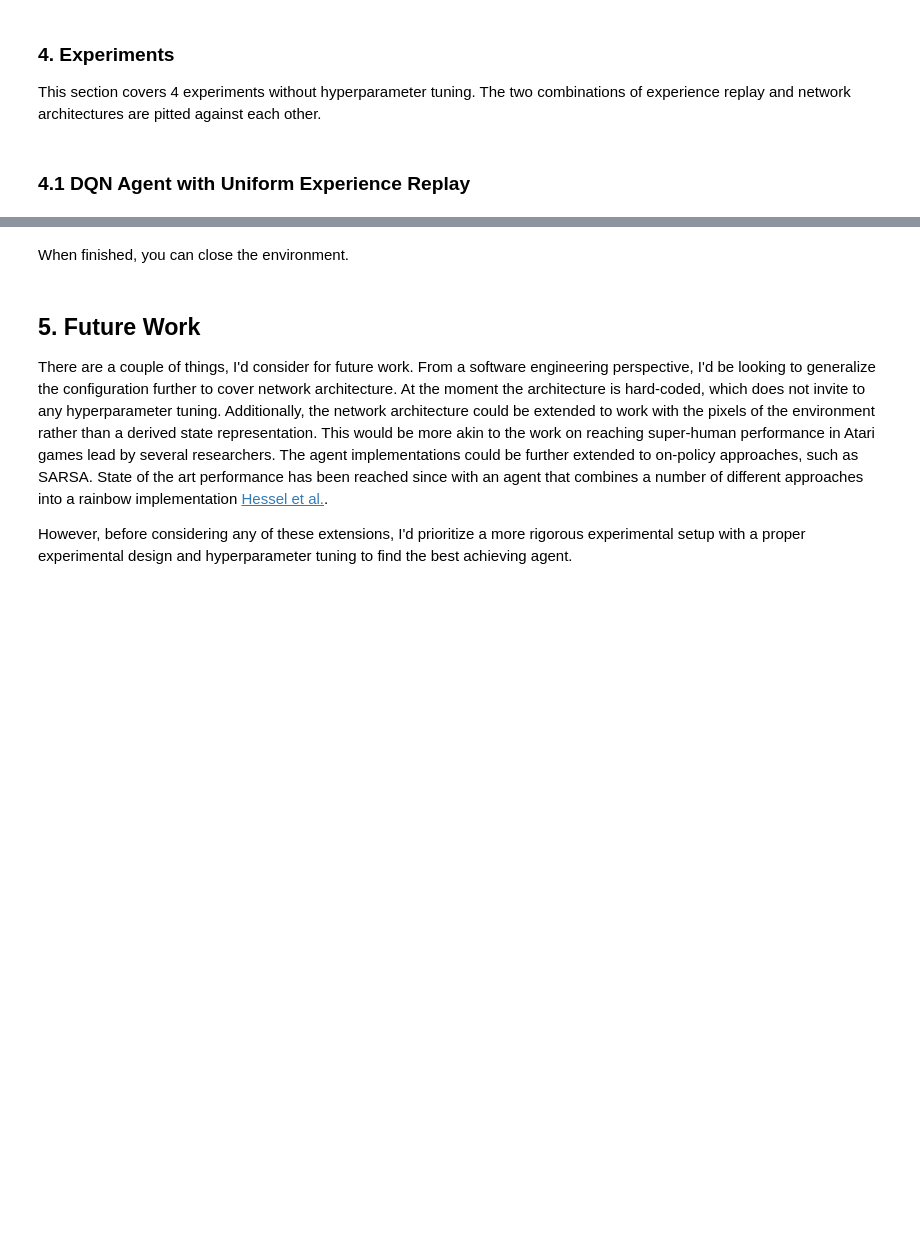
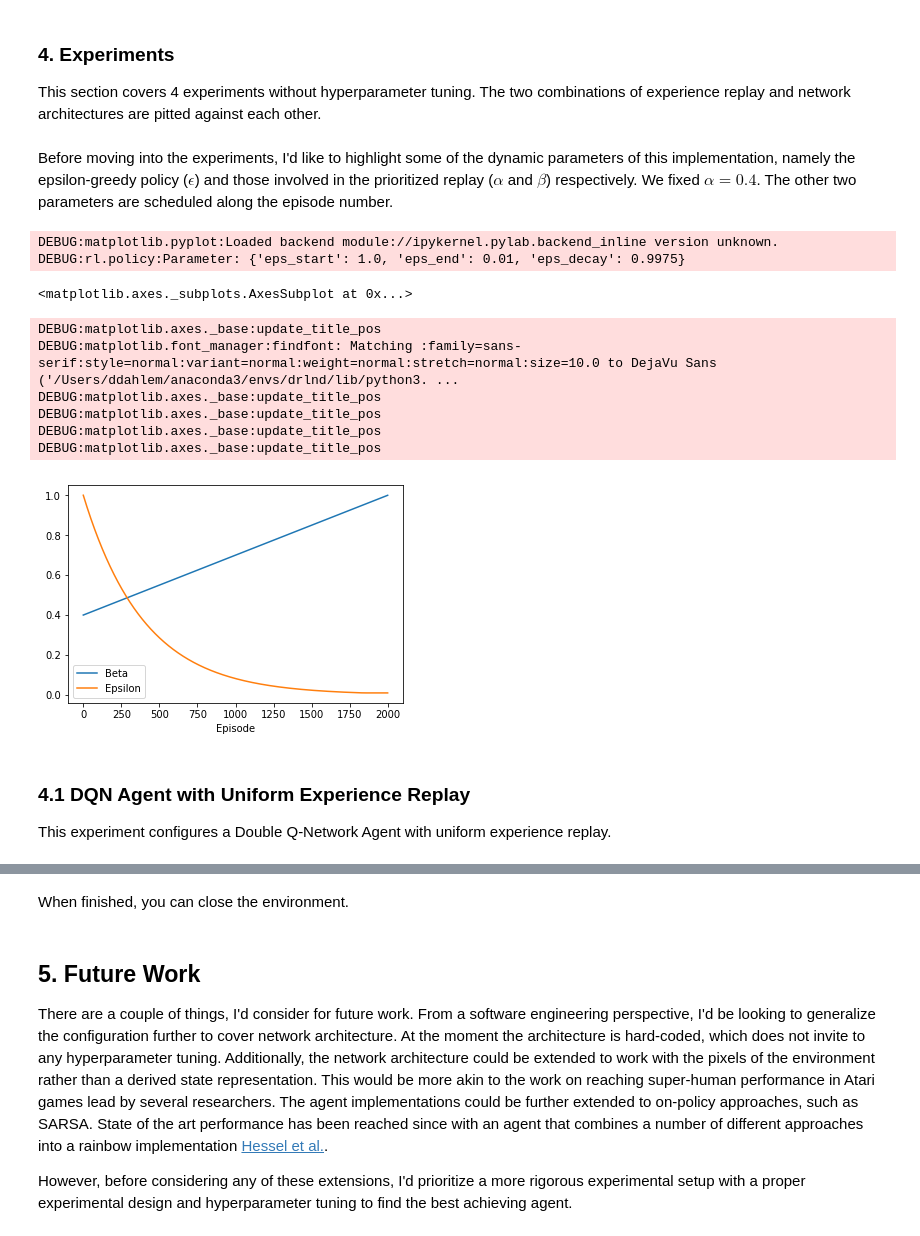
Before and after one commit to dahlem/deep-reinforcement-learning-navigation, a Jupyter notebook: Report.ipynb, the cells around one changed output, grey strips where cells are left out. Drawn from its saved outputs; the diff is of its cells as text; code cells hidden in the pictures; blank space fills up the shorter version.

Commit message:
Finished report with some summary plot and a conclusion on the experiments

```diff
--- a/Report.ipynb
+++ b/Report.ipynb
@@ -286,8 +300,55 @@ Both, the value and advantage fully connected layers, $\alpha$ and $\beta$ respe
 # %% [markdown]
 ### 4. Experiments
 This section covers 4 experiments without hyperparameter tuning. The two combinations of experience replay and network architectures are pitted against each other.
+# %% [markdown]
+Before moving into the experiments, I'd like to highlight some of the dynamic parameters of this implementation, namely the epsilon-greedy policy ($\epsilon$) and those involved in the prioritized replay ($\alpha$ and $\beta$) respectively. We fixed $\alpha=0.4$. The other two parameters are scheduled along the episode number.
+# %%
+import matplotlib.pyplot as plt
+%matplotlib inline
+
+import pandas as pd
+
+from rl.policy import EpsilonGreedy
+
+params = {
+    'episodes': 2000,            # number of episodes
+    'policy': EpsilonGreedy,
+    'policy_params': {
+        'eps_start': 1.0,            # starting value for the epsilon-greedy action selection
+        'eps_end': 0.01,             # end value for the epsilon-greedy action selection
+        'eps_decay': 0.9975           # decay rate for the epsilon-greedy action selection
+    },
+    'beta_start': 0.4            # starting value for the beta value of prioritized replay sampling
+}
+
+n_episodes = params['episodes']
+beta_start = params['beta_start']
+policy = params['policy'](params['policy_params'])
+
+beta_schedule = lambda episode: min(1.0, beta_start + episode * (1.0 - beta_start) / n_episodes)
+
+df = pd.DataFrame([])
+
+for e in np.arange(n_episodes):
+    df = df.append(pd.DataFrame({'Episode': e, 'Beta': beta_schedule(e), 'Epsilon': policy.eps}, index=[0]), ignore_index=True)
+    policy.decay()
+
+df.plot(x='Episode', y=['Beta', 'Epsilon'], kind='line')
+# %% [output]
+DEBUG:matplotlib.pyplot:Loaded backend module://ipykernel.pylab.backend_inline version unknown.
+DEBUG:rl.policy:Parameter: {'eps_start': 1.0, 'eps_end': 0.01, 'eps_decay': 0.9975}
+<matplotlib.axes._subplots.AxesSubplot at 0x...>
+DEBUG:matplotlib.axes._base:update_title_pos
+DEBUG:matplotlib.font_manager:findfont: Matching :family=sans-serif:style=normal:variant=normal:weight=normal:stretch=normal:size=10.0 to DejaVu Sans ('/Users/ddahlem/anaconda3/envs/drlnd/lib/python3. ...
+DEBUG:matplotlib.axes._base:update_title_pos
+DEBUG:matplotlib.axes._base:update_title_pos
+DEBUG:matplotlib.axes._base:update_title_pos
+DEBUG:matplotlib.axes._base:update_title_pos
+[figure, added]
 # %% [markdown]
 ### 4.1 DQN Agent with Uniform Experience Replay
+
+This experiment configures a Double Q-Network Agent with uniform experience replay.
 # %%
 import matplotlib.pyplot as plt
 %matplotlib inline
```
Also changed, not shown: parts of 15 cells of this notebook.
